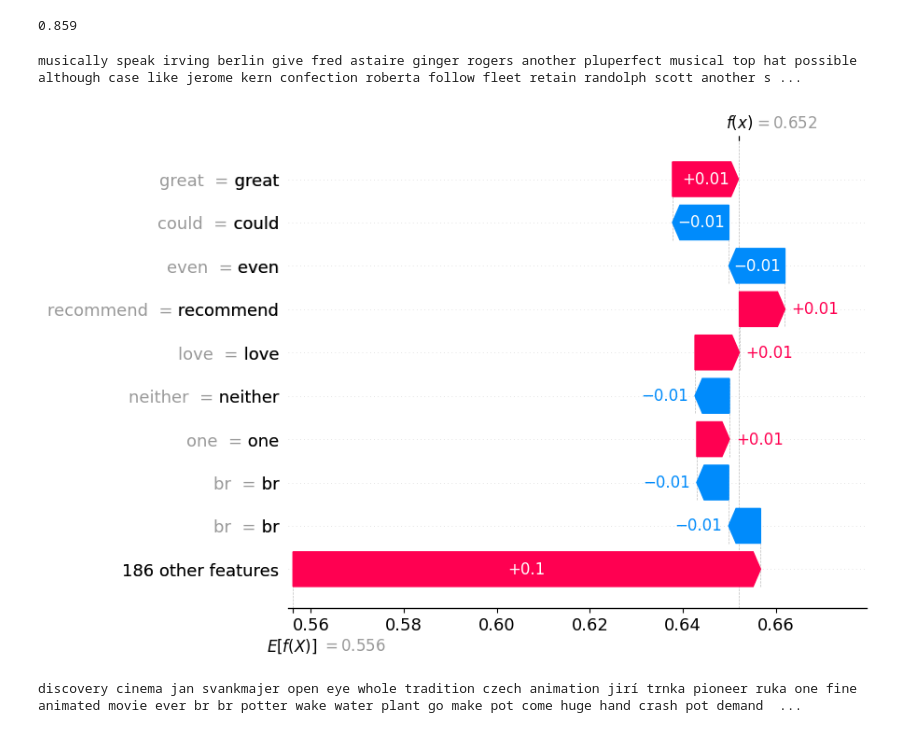
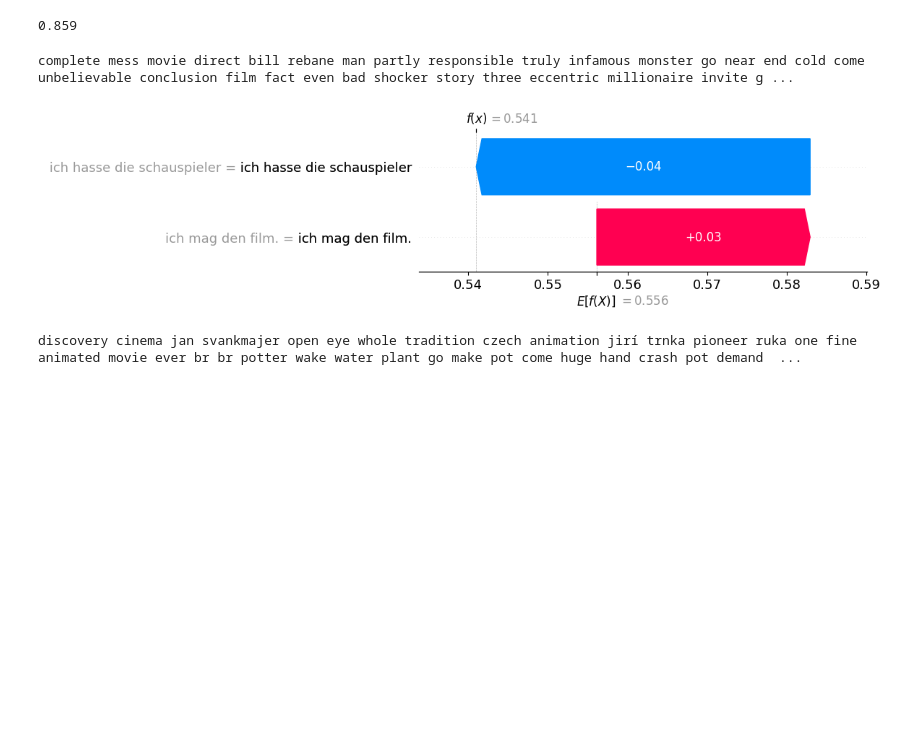
Before and after one commit to wideraHannes/SHAP-In-NLP, a Jupyter notebook: Sentiment/models/logisticREG.ipynb, the cells around one changed output. Saved outputs shown, nothing was run; the diff lists cells and outputs as text; code cells hidden in the pictures; blank space fills up the shorter version.

Commit message:
Modified models

```diff
--- a/Sentiment/models/logisticREG.ipynb
+++ b/Sentiment/models/logisticREG.ipynb
@@ -267,13 +269,13 @@ Comparing sparse matrices using == is inefficient, try using != instead.
 # Same Model With Pipeline
 # %%
 from sklearn.pipeline import Pipeline
-
-pipe = Pipeline([('vectorizer', vectorizer), ('model', model)])
+vectorizer_new = TfidfVectorizer(min_df=10)
+pipe = Pipeline([('vectorizer', vectorizer_new), ('model', model)])
 # %%
 pipe.fit(corpus_train, y_train)
 pipe.score(corpus_test, y_test)
 # %% [output]
 0.859
 # %%
-masker = shap.maskers.Text(r"\W") # this will create a basic whitespace tokenizer
+masker = shap.maskers.Text(tokenizer=r"\.", mask_token=" ") # this will create a basic whitespace tokenizer
 explainer = shap.Explainer(pipe.predict_proba, masker)
@@ -282,9 +282,12 @@ shap_values = explainer(corpus_test[:1000])
+# %%
+shap_values = explainer(["ich mag den film. ich hasse die schauspieler"])
 # %%
-print(corpus_test[1])
-shap.plots.waterfall(shap_values[1,:, 1])
+
+print(corpus_test[3])
+shap.plots.waterfall(shap_values[0,:,1])
 # %% [output]
-musically speak irving berlin give fred astaire ginger rogers another pluperfect musical top hat possible although case like jerome kern confection roberta follow fleet retain randolph scott another s ...
+complete mess movie direct bill rebane man partly responsible truly infamous monster go near end cold come unbelievable conclusion film fact even bad shocker story three eccentric millionaire invite g ...
-[figure, old version]
+[figure, new version]
 # %%
 print(corpus_test[2])
 shap.plots.waterfall(shap_values[2,:, 1])
```
Also changed, not shown: parts of 3 cells of this notebook, 2 other files.
